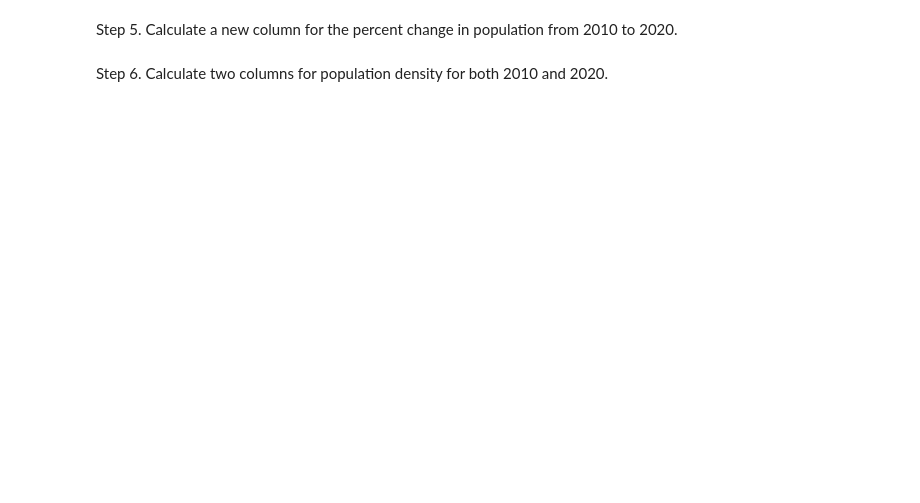
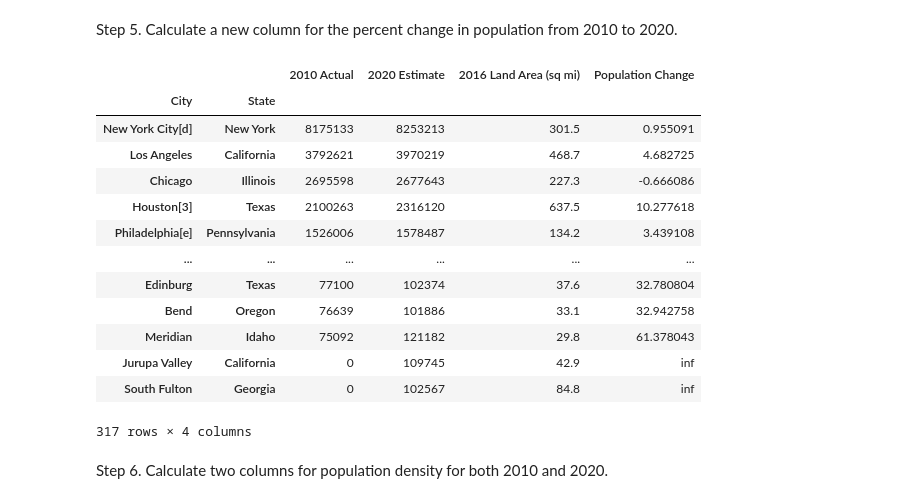
Before and after one commit to t4d-classes/python-data-analysis_06142021, a Jupyter notebook: jupyter_conda/exercises/04_Exercise.ipynb, the cells around one changed output. Saved outputs shown, nothing was run; the diff lists cells and outputs as text; code cells hidden in the pictures; blank space fills up the shorter version.

```diff
--- a/jupyter_conda/exercises/04_Exercise.ipynb
+++ b/jupyter_conda/exercises/04_Exercise.ipynb
@@ -20,6 +142,25 @@ Step 4. Load the 2016 land area for each city from the `us_cities_by_land_area_2
 Step 5. Calculate a new column for the percent change in population from 2010 to 2020.
 # %%
 # Step 5 Solution
+
+cities_data["Population Change"] = (cities_data["2020 Estimate"] - cities_data["2010 Actual"]) / cities_data["2010 Actual"] * 100
+
+cities_data
+# %% [output]
+|  |  | 2010 Actual | 2020 Estimate | 2016 Land Area (sq mi) | Population Change |
+| City | State |  |  |  |  |
+| New York City[d] | New York | 8175133 | 8253213 | 301.5 | 0.955091 |
+| Los Angeles | California | 3792621 | 3970219 | 468.7 | 4.682725 |
+| Chicago | Illinois | 2695598 | 2677643 | 227.3 | -0.666086 |
+| Houston[3] | Texas | 2100263 | 2316120 | 637.5 | 10.277618 |
+| Philadelphia[e] | Pennsylvania | 1526006 | 1578487 | 134.2 | 3.439108 |
+| ... | ... | ... | ... | ... | ... |
+| Edinburg | Texas | 77100 | 102374 | 37.6 | 32.780804 |
+| Bend | Oregon | 76639 | 101886 | 33.1 | 32.942758 |
+| Meridian | Idaho | 75092 | 121182 | 29.8 | 61.378043 |
+| Jurupa Valley | California | 0 | 109745 | 42.9 | inf |
+| South Fulton | Georgia | 0 | 102567 | 84.8 | inf |
+317 rows × 4 columns
 # %% [markdown]
 Step 6. Calculate two columns for population density for both 2010 and 2020.
 # %%
```
Also changed, not shown: parts of 10 cells of this notebook, 3 other files.
